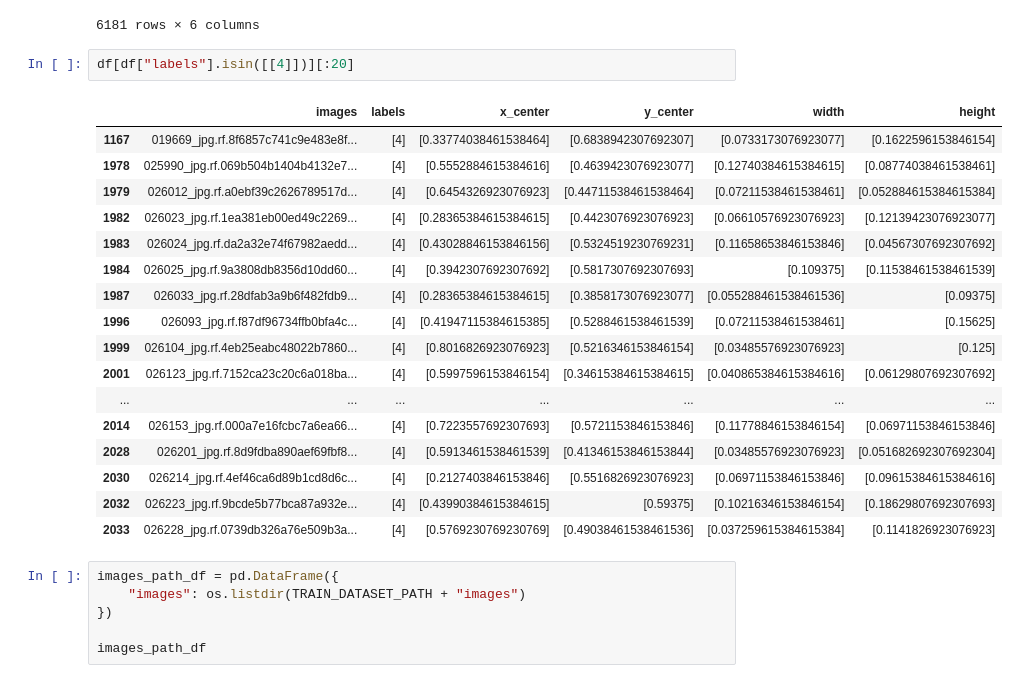
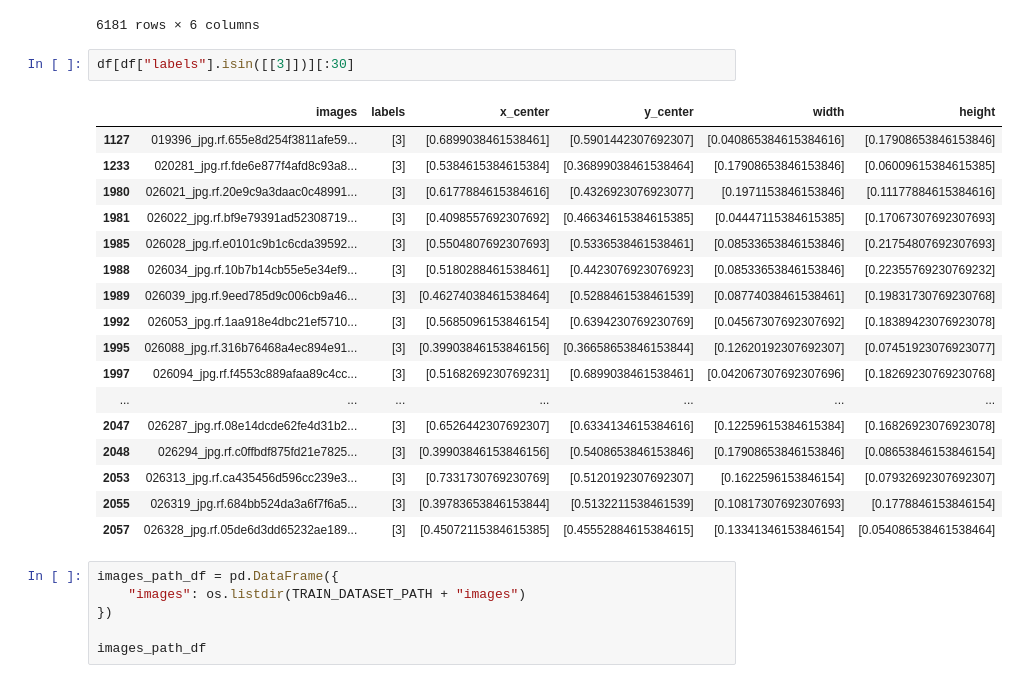
Before and after one commit to FTDS-assignment-bay/p2-final-project-ftds-hck-026, a Jupyter notebook: load_data.ipynb, the cells around one changed output. Drawn from its saved outputs; the diff is of its cells as text.

```diff
--- a/load_data.ipynb
+++ b/load_data.ipynb
@@ -65,25 +65,25 @@ df
 | 6180 | 042996_jpg.rf.09fa6ea27e4110355c4... | [4] | [0.7764423076923077] | [0.6189903846153846] | [0.051682692307692304] | [0.11538461538461539] |
 6181 rows × 6 columns
 # %%
-df[df["labels"].isin([[4]])][:20]
+df[df["labels"].isin([[3]])][:30]
 # %% [output]
 |  | images | labels | x_center | y_center | width | height |
-| 1167 | 019669_jpg.rf.8f6857c741c9e483e8f... | [4] | [0.33774038461538464] | [0.6838942307692307] | [0.0733173076923077] | [0.1622596153846154] |
-| 1978 | 025990_jpg.rf.069b504b1404b4132e7... | [4] | [0.5552884615384616] | [0.4639423076923077] | [0.12740384615384615] | [0.08774038461538461] |
-| 1979 | 026012_jpg.rf.a0ebf39c2626789517d... | [4] | [0.6454326923076923] | [0.44711538461538464] | [0.07211538461538461] | [0.052884615384615384] |
-| 1982 | 026023_jpg.rf.1ea381eb00ed49c2269... | [4] | [0.28365384615384615] | [0.4423076923076923] | [0.06610576923076923] | [0.12139423076923077] |
-| 1983 | 026024_jpg.rf.da2a32e74f67982aedd... | [4] | [0.43028846153846156] | [0.5324519230769231] | [0.11658653846153846] | [0.04567307692307692] |
-| 1984 | 026025_jpg.rf.9a3808db8356d10dd60... | [4] | [0.3942307692307692] | [0.5817307692307693] | [0.109375] | [0.11538461538461539] |
-| 1987 | 026033_jpg.rf.28dfab3a9b6f482fdb9... | [4] | [0.28365384615384615] | [0.3858173076923077] | [0.055288461538461536] | [0.09375] |
-| 1996 | 026093_jpg.rf.f87df96734ffb0bfa4c... | [4] | [0.41947115384615385] | [0.5288461538461539] | [0.07211538461538461] | [0.15625] |
-| 1999 | 026104_jpg.rf.4eb25eabc48022b7860... | [4] | [0.8016826923076923] | [0.5216346153846154] | [0.03485576923076923] | [0.125] |
-| 2001 | 026123_jpg.rf.7152ca23c20c6a018ba... | [4] | [0.5997596153846154] | [0.34615384615384615] | [0.040865384615384616] | [0.06129807692307692] |
+| 1127 | 019396_jpg.rf.655e8d254f3811afe59... | [3] | [0.6899038461538461] | [0.5901442307692307] | [0.040865384615384616] | [0.17908653846153846] |
+| 1233 | 020281_jpg.rf.fde6e877f4afd8c93a8... | [3] | [0.5384615384615384] | [0.36899038461538464] | [0.17908653846153846] | [0.06009615384615385] |
+| 1980 | 026021_jpg.rf.20e9c9a3daac0c48991... | [3] | [0.6177884615384616] | [0.4326923076923077] | [0.1971153846153846] | [0.11177884615384616] |
+| 1981 | 026022_jpg.rf.bf9e79391ad52308719... | [3] | [0.4098557692307692] | [0.46634615384615385] | [0.04447115384615385] | [0.17067307692307693] |
+| 1985 | 026028_jpg.rf.e0101c9b1c6cda39592... | [3] | [0.5504807692307693] | [0.5336538461538461] | [0.08533653846153846] | [0.21754807692307693] |
+| 1988 | 026034_jpg.rf.10b7b14cb55e5e34ef9... | [3] | [0.5180288461538461] | [0.4423076923076923] | [0.08533653846153846] | [0.22355769230769232] |
+| 1989 | 026039_jpg.rf.9eed785d9c006cb9a46... | [3] | [0.46274038461538464] | [0.5288461538461539] | [0.08774038461538461] | [0.19831730769230768] |
+| 1992 | 026053_jpg.rf.1aa918e4dbc21ef5710... | [3] | [0.5685096153846154] | [0.6394230769230769] | [0.04567307692307692] | [0.18389423076923078] |
+| 1995 | 026088_jpg.rf.316b76468a4ec894e91... | [3] | [0.39903846153846156] | [0.36658653846153844] | [0.12620192307692307] | [0.07451923076923077] |
+| 1997 | 026094_jpg.rf.f4553c889afaa89c4cc... | [3] | [0.5168269230769231] | [0.6899038461538461] | [0.042067307692307696] | [0.18269230769230768] |
 | ... | ... | ... | ... | ... | ... | ... |
-| 2014 | 026153_jpg.rf.000a7e16fcbc7a6ea66... | [4] | [0.7223557692307693] | [0.5721153846153846] | [0.11778846153846154] | [0.06971153846153846] |
-| 2028 | 026201_jpg.rf.8d9fdba890aef69fbf8... | [4] | [0.5913461538461539] | [0.41346153846153844] | [0.03485576923076923] | [0.051682692307692304] |
-| 2030 | 026214_jpg.rf.4ef46ca6d89b1cd8d6c... | [4] | [0.2127403846153846] | [0.5516826923076923] | [0.06971153846153846] | [0.09615384615384616] |
-| 2032 | 026223_jpg.rf.9bcde5b77bca87a932e... | [4] | [0.43990384615384615] | [0.59375] | [0.10216346153846154] | [0.18629807692307693] |
-| 2033 | 026228_jpg.rf.0739db326a76e509b3a... | [4] | [0.5769230769230769] | [0.49038461538461536] | [0.037259615384615384] | [0.1141826923076923] |
+| 2047 | 026287_jpg.rf.08e14dcde62fe4d31b2... | [3] | [0.6526442307692307] | [0.6334134615384616] | [0.12259615384615384] | [0.16826923076923078] |
+| 2048 | 026294_jpg.rf.c0ffbdf875fd21e7825... | [3] | [0.39903846153846156] | [0.5408653846153846] | [0.17908653846153846] | [0.08653846153846154] |
+| 2053 | 026313_jpg.rf.ca435456d596cc239e3... | [3] | [0.7331730769230769] | [0.5120192307692307] | [0.1622596153846154] | [0.07932692307692307] |
+| 2055 | 026319_jpg.rf.684bb524da3a6f7f6a5... | [3] | [0.39783653846153844] | [0.5132211538461539] | [0.10817307692307693] | [0.1778846153846154] |
+| 2057 | 026328_jpg.rf.05de6d3dd65232ae189... | [3] | [0.45072115384615385] | [0.45552884615384615] | [0.13341346153846154] | [0.054086538461538464] |
 # %%
 images_path_df = pd.DataFrame({
     "images": os.listdir(TRAIN_DATASET_PATH + "images")
```
Also changed, not shown: parts of 1 cell of this notebook.
